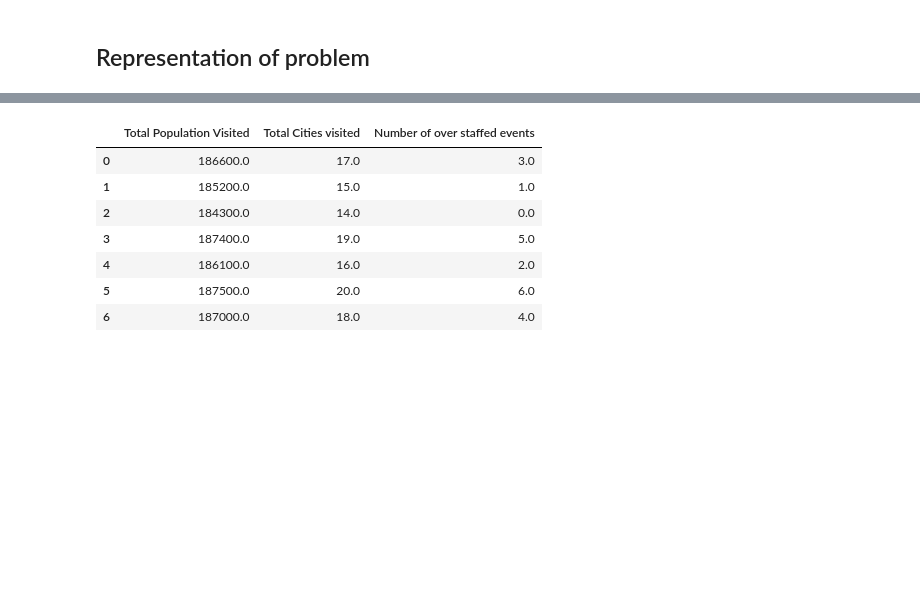
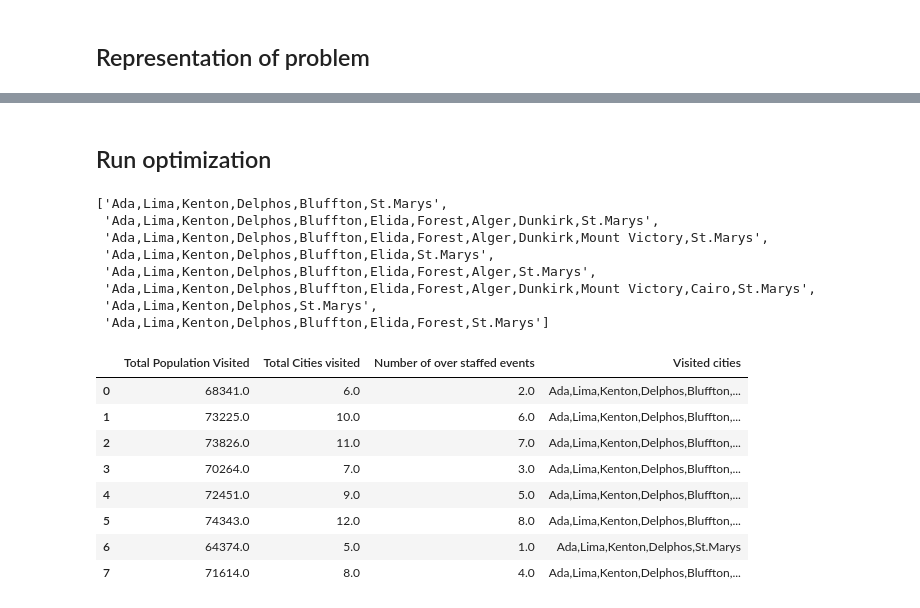
Before and after one commit to Human-Centered-Optimization-Lab/clinicOpt, a Jupyter notebook: locationSelection.ipynb, the cells around one changed output, grey strips where cells are left out. Drawn from its saved outputs; the diff is of its cells as text; code cells hidden in the pictures; blank space fills up the shorter version.

Commit message:
Cleaned up optimization and results

```diff
--- a/locationSelection.ipynb
+++ b/locationSelection.ipynb
@@ -197,19 +147,60 @@ array([[-1.866e+05, -1.700e+01,  3.000e+00],
-# %%
-import pandas as pd
-
-results = pd.DataFrame(res.F,
-                       columns=["Total Population Visited", "Total Cities visited", "Number of over staffed events"])
-results.loc[:,"Total Population Visited"] = np.abs(results.loc[:,"Total Population Visited"])
-results.loc[:,"Total Cities visited"] = np.abs(results.loc[:,"Total Cities visited"])
-
-results
-# %% [output]
-|  | Total Population Visited | Total Cities visited | Number of over staffed events |
-| 0 | 186600.0 | 17.0 | 3.0 |
-| 1 | 185200.0 | 15.0 | 1.0 |
-| 2 | 184300.0 | 14.0 | 0.0 |
-| 3 | 187400.0 | 19.0 | 5.0 |
-| 4 | 186100.0 | 16.0 | 2.0 |
-| 5 | 187500.0 | 20.0 | 6.0 |
-| 6 | 187000.0 | 18.0 | 4.0 |
+# %% [markdown]
+## Run optimization
+# %%
+
+import pandas as pd
+
+# atp = attendees per site
+# (this is just going off of raw pop, though normally we'd want to estimate the total
+# number of visitors per capital)
+min_atp = 6000
+
+home = np.array([50,50])
+prob = clinicOptimization(cities, 5, min_atp, home)
+
+ref_dirs = get_reference_directions("das-dennis", 3, n_partitions=12)
+
+algorithm = NSGA3(pop_size=200,
+                  ref_dirs=ref_dirs)
+
+res = minimize(prob,
+               algorithm,
+               ('n_gen', 100),
+               verbose=False)
+
+
+locations_visited_bool = res.X < 0.5
+
+locations_visited = []
+for lvb in locations_visited_bool:
+    locations_visited.append(",".join(cities.loc[lvb, "city"].values))
+
+display(locations_visited)
+
+# Package up the results nicely
+results = pd.DataFrame(res.F,
+                       columns=["Total Population Visited", "Total Cities visited", "Number of over staffed events"])
+results.loc[:,"Total Population Visited"] = np.abs(results.loc[:,"Total Population Visited"])
+results.loc[:,"Total Cities visited"] = np.abs(results.loc[:,"Total Cities visited"])
+results.loc[:,"Visited cities"] = locations_visited
+
+results
+# %% [output]
+['Ada,Lima,Kenton,Delphos,Bluffton,St.Marys',
+ 'Ada,Lima,Kenton,Delphos,Bluffton,Elida,Forest,Alger,Dunkirk,St.Marys',
+ 'Ada,Lima,Kenton,Delphos,Bluffton,Elida,Forest,Alger,Dunkirk,Mount Victory,St.Marys',
+ 'Ada,Lima,Kenton,Delphos,Bluffton,Elida,St.Marys',
+ 'Ada,Lima,Kenton,Delphos,Bluffton,Elida,Forest,Alger,St.Marys',
+ 'Ada,Lima,Kenton,Delphos,Bluffton,Elida,Forest,Alger,Dunkirk,Mount Victory,Cairo,St.Marys',
+ 'Ada,Lima,Kenton,Delphos,St.Marys',
+ 'Ada,Lima,Kenton,Delphos,Bluffton,Elida,Forest,St.Marys']
+|  | Total Population Visited | Total Cities visited | Number of over staffed events | Visited cities |
+| 0 | 68341.0 | 6.0 | 2.0 | Ada,Lima,Kenton,Delphos,Bluffton,... |
+| 1 | 73225.0 | 10.0 | 6.0 | Ada,Lima,Kenton,Delphos,Bluffton,... |
+| 2 | 73826.0 | 11.0 | 7.0 | Ada,Lima,Kenton,Delphos,Bluffton,... |
+| 3 | 70264.0 | 7.0 | 3.0 | Ada,Lima,Kenton,Delphos,Bluffton,... |
+| 4 | 72451.0 | 9.0 | 5.0 | Ada,Lima,Kenton,Delphos,Bluffton,... |
+| 5 | 74343.0 | 12.0 | 8.0 | Ada,Lima,Kenton,Delphos,Bluffton,... |
+| 6 | 64374.0 | 5.0 | 1.0 | Ada,Lima,Kenton,Delphos,St.Marys |
+| 7 | 71614.0 | 8.0 | 4.0 | Ada,Lima,Kenton,Delphos,Bluffton,... |
 # %%
```
Also changed, not shown: parts of 8 cells of this notebook.
